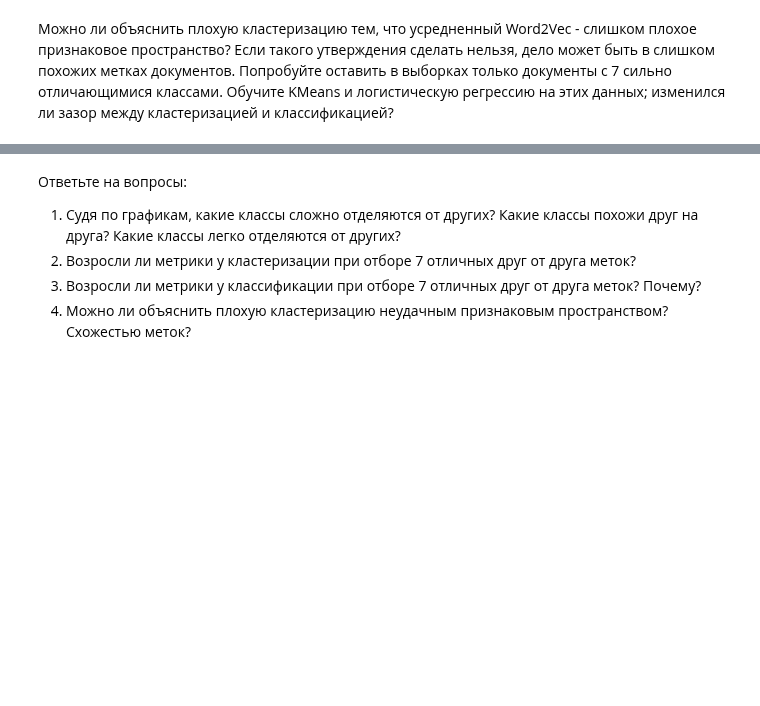
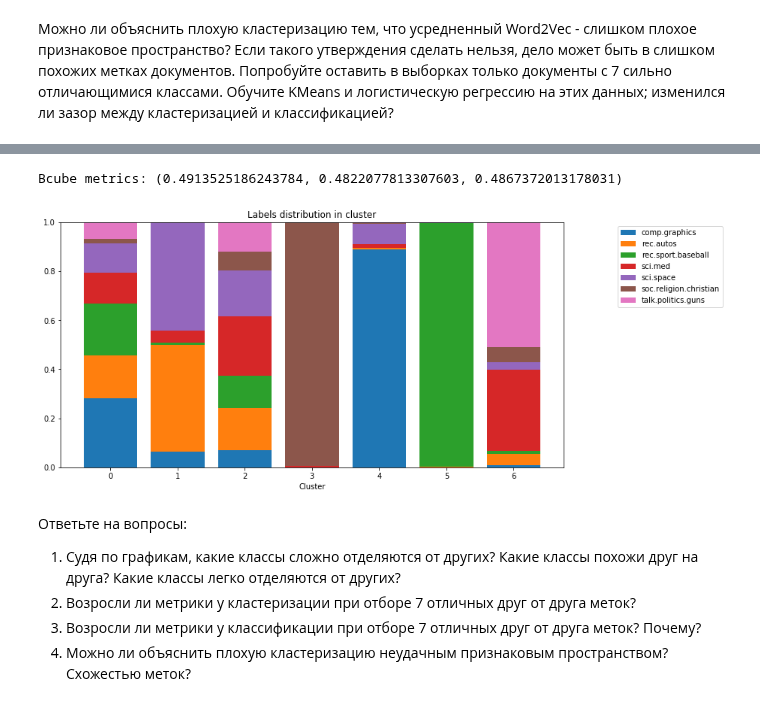
Before and after one commit to Mikhail-off/ML2018, a Jupyter notebook: HW10/homework-practice-10.ipynb, the cells around one changed output, grey strips where cells are left out. Drawn from its saved outputs; the diff is of its cells as text; code cells hidden in the pictures; blank space fills up the shorter version.

```diff
--- a/HW10/homework-practice-10.ipynb
+++ b/HW10/homework-practice-10.ipynb
@@ -476,3 +518,11 @@ distinct_labels = {
+# %%
+kmeans = KMeans(n_clusters=7, random_state=0).fit(w2v_x_test)
+print("Bcube metrics:", bcubed_metrics(y_test, kmeans.labels_))
+
+plot_labels_distribution(y_test, kmeans.labels_, labels_names)
+# %% [output]
+Bcube metrics: (0.4913525186243784, 0.4822077813307603, 0.4867372013178031)
+[figure, added]
 # %% [markdown]
 Ответьте на вопросы:
 1. Судя по графикам, какие классы сложно отделяются от других? Какие классы похожи друг на друга? Какие классы легко отделяются от других?
```
Also changed, not shown: parts of 32 cells of this notebook.
